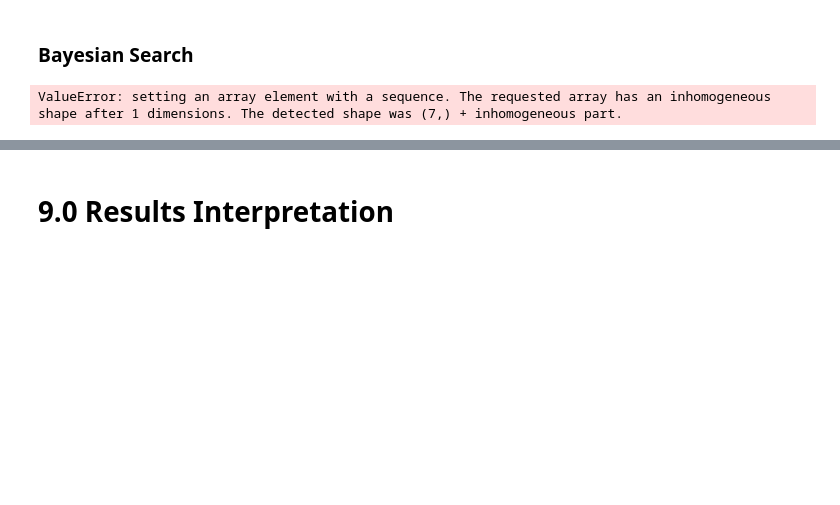
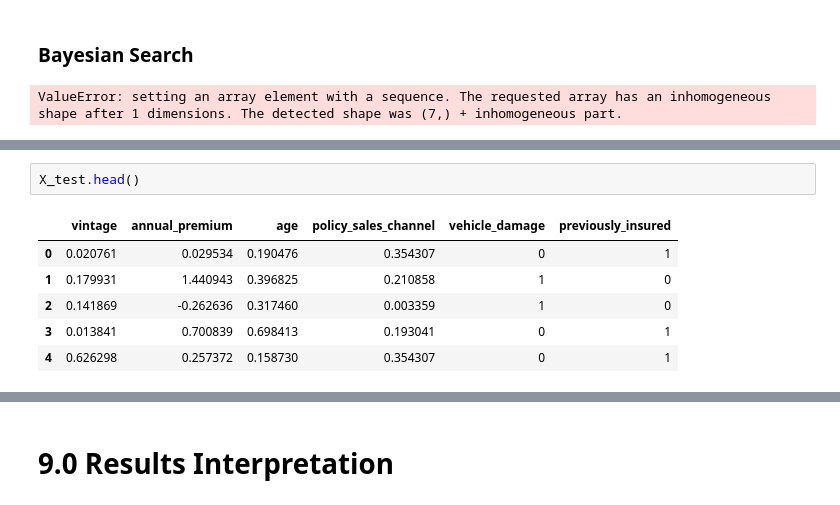
Before and after one commit to natan-matos/health-insurance, a Jupyter notebook: notebooks/01-nm-data-exploration.ipynb, the cells around one changed output, grey strips where cells are left out. Saved outputs shown, nothing was run; the diff lists cells and outputs as text; blank space fills up the shorter version.

```diff
--- a/notebooks/01-nm-data-exploration.ipynb
+++ b/notebooks/01-nm-data-exploration.ipynb
@@ -788,0 +894,9 @@ ValueError: setting an array element with a sequence. The requested array has an
+# %%
+X_test.head()
+# %% [output]
+|  | vintage | annual_premium | age | policy_sales_channel | vehicle_damage | previously_insured |
+| 0 | 0.020761 | 0.029534 | 0.190476 | 0.354307 | 0 | 1 |
+| 1 | 0.179931 | 1.440943 | 0.396825 | 0.210858 | 1 | 0 |
+| 2 | 0.141869 | -0.262636 | 0.317460 | 0.003359 | 1 | 0 |
+| 3 | 0.013841 | 0.700839 | 0.698413 | 0.193041 | 0 | 1 |
+| 4 | 0.626298 | 0.257372 | 0.158730 | 0.354307 | 0 | 1 |
```
Also changed, not shown: parts of 17 cells of this notebook.
